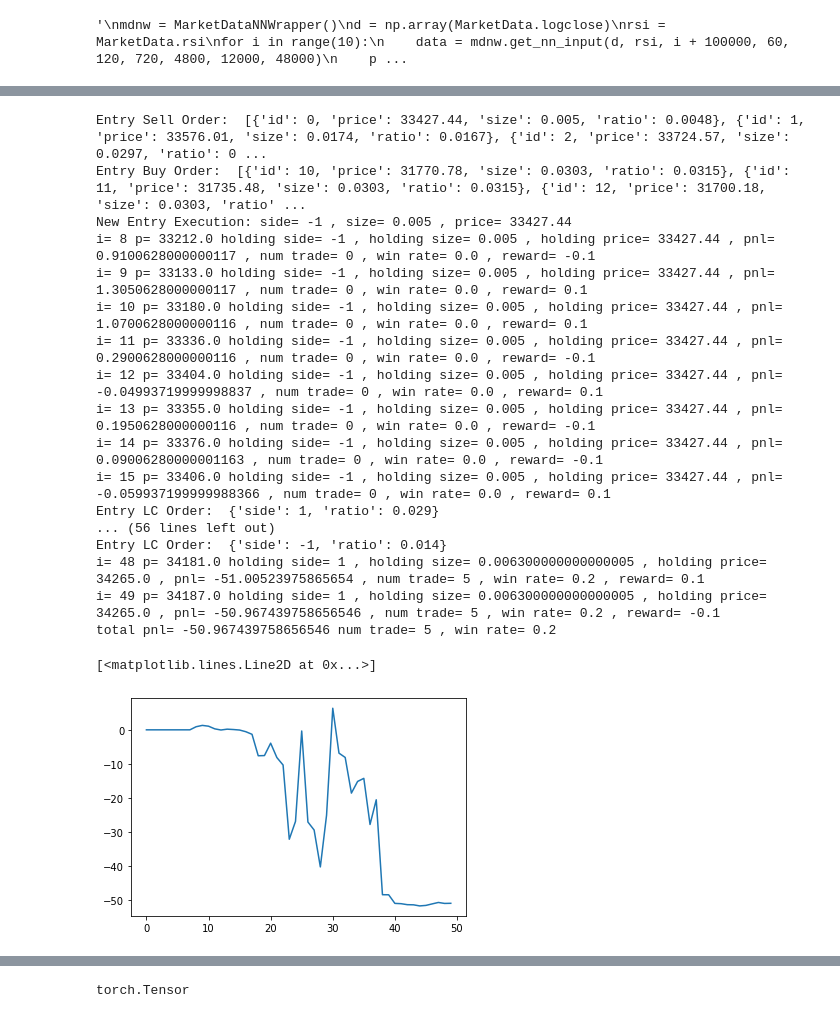
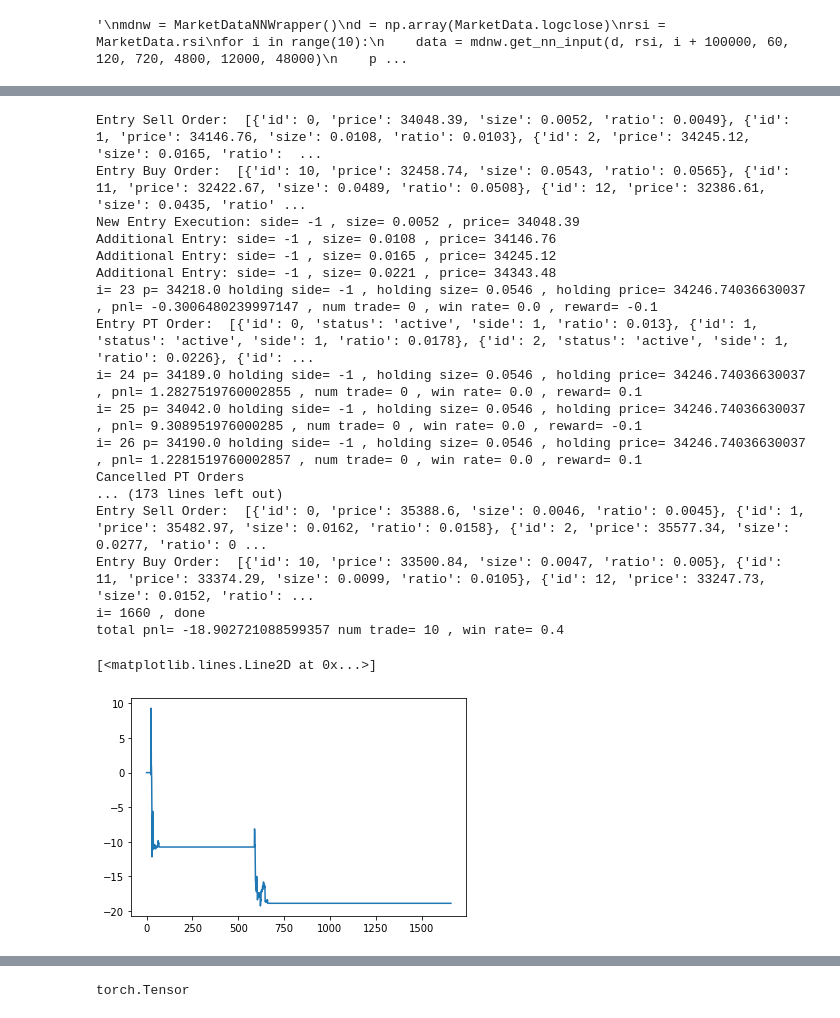
Before and after one commit to alunfes/1m-btc-data, a Jupyter notebook: Decision_Transformer.ipynb, the cells around one changed output, grey strips where cells are left out. Drawn from its saved outputs; the diff is of its cells as text; code cells hidden in the pictures.

```diff
--- a/Decision_Transformer.ipynb
+++ b/Decision_Transformer.ipynb
@@ -1173,54 +1226,55 @@ cdef class AccountEnv:
 '''
 market closeでそもそもかなり小さなsizeの時にその10%のorder出せるのがOKかは微妙。一定以下の保有になるexit orderの場合はfull exit扱いにしたほうがいい。
 
 ・ランダムアクションのトレードを行いエラーが発生しないこと
 ・pt, lcが正常に機能すること
 ・market close orderが正常に機能すること
 '''
-is_done_pnl_ratio = -0.1
+is_done_pnl_ratio = 0.01
+is_done_no_holding_period = 1000
 order_distribution_num = 10
 market_order_fee = 0.006
 limit_order_fee = 0.001
 state_length = 120
 start_ind = 1000000
 
 
-env = AccountEnv(is_done_pnl_ratio, order_distribution_num, market_order_fee, limit_order_fee, state_length)
+env = AccountEnv(1, is_done_pnl_ratio, is_done_no_holding_period, order_distribution_num, market_order_fee, limit_order_fee, state_length)
 env.reset()
-for i in range(50):
+for i in range(5000):
     action = list(env.action_space_sample())
     if action[0] == 5 or action[0] == 6:
         action[0] = 0
     ohlc = MarketData.get_ohlc(i + start_ind)
     #int action, int order_dist_type, double order_price_start_ratio, double order_price_width_ratio, double pt_price_start_ratio, double pt_price_width_ratio, int num_pt_div, double lc_ratio, double market_close_ratio, list ohlc_t1
     state, reward, is_done, _ = env.step(action[0], action[1], action[2], action[3], action[4], action[5], action[6], action[7], action[8], ohlc)
     if env.holding_side !=0:
         print('i=',i, 'p=',ohlc[-1], 'holding side=', env.holding_side, ', holding size=', env.holding_size, ', holding price=', env.holding_price, ', pnl=', env.total_pnl, ', num trade=', env.num_trade, ', win rate=', env.win_rate, ', reward=',reward)
     if is_done:
         print('i=',i, ', done')
         break
 print('total pnl=', env.total_pnl, 'num trade=', env.num_trade, ', win rate=', env.win_rate)
 plt.plot(env.log_total_pnl)
 # %% [output]
-Entry Sell Order:  [{'id': 0, 'price': 33427.44, 'size': 0.005, 'ratio': 0.0048}, {'id': 1, 'price': 33576.01, 'size': 0.0174, 'ratio': 0.0167}, {'id': 2, 'price': 33724.57, 'size': 0.0297, 'ratio': 0 ...
-Entry Buy Order:  [{'id': 10, 'price': 31770.78, 'size': 0.0303, 'ratio': 0.0315}, {'id': 11, 'price': 31735.48, 'size': 0.0303, 'ratio': 0.0315}, {'id': 12, 'price': 31700.18, 'size': 0.0303, 'ratio' ...
-New Entry Execution: side= -1 , size= 0.005 , price= 33427.44
-i= 8 p= 33212.0 holding side= -1 , holding size= 0.005 , holding price= 33427.44 , pnl= 0.9100628000000117 , num trade= 0 , win rate= 0.0 , reward= -0.1
-i= 9 p= 33133.0 holding side= -1 , holding size= 0.005 , holding price= 33427.44 , pnl= 1.3050628000000117 , num trade= 0 , win rate= 0.0 , reward= 0.1
-i= 10 p= 33180.0 holding side= -1 , holding size= 0.005 , holding price= 33427.44 , pnl= 1.0700628000000116 , num trade= 0 , win rate= 0.0 , reward= 0.1
-i= 11 p= 33336.0 holding side= -1 , holding size= 0.005 , holding price= 33427.44 , pnl= 0.2900628000000116 , num trade= 0 , win rate= 0.0 , reward= -0.1
-i= 12 p= 33404.0 holding side= -1 , holding size= 0.005 , holding price= 33427.44 , pnl= -0.04993719999998837 , num trade= 0 , win rate= 0.0 , reward= 0.1
-i= 13 p= 33355.0 holding side= -1 , holding size= 0.005 , holding price= 33427.44 , pnl= 0.1950628000000116 , num trade= 0 , win rate= 0.0 , reward= -0.1
-i= 14 p= 33376.0 holding side= -1 , holding size= 0.005 , holding price= 33427.44 , pnl= 0.09006280000001163 , num trade= 0 , win rate= 0.0 , reward= -0.1
-i= 15 p= 33406.0 holding side= -1 , holding size= 0.005 , holding price= 33427.44 , pnl= -0.059937199999988366 , num trade= 0 , win rate= 0.0 , reward= 0.1
-Entry LC Order:  {'side': 1, 'ratio': 0.029}
-... (56 lines left out)
-Entry LC Order:  {'side': -1, 'ratio': 0.014}
-i= 48 p= 34181.0 holding side= 1 , holding size= 0.006300000000000005 , holding price= 34265.0 , pnl= -51.00523975865654 , num trade= 5 , win rate= 0.2 , reward= 0.1
-i= 49 p= 34187.0 holding side= 1 , holding size= 0.006300000000000005 , holding price= 34265.0 , pnl= -50.967439758656546 , num trade= 5 , win rate= 0.2 , reward= -0.1
-total pnl= -50.967439758656546 num trade= 5 , win rate= 0.2
+Entry Sell Order:  [{'id': 0, 'price': 34048.39, 'size': 0.0052, 'ratio': 0.0049}, {'id': 1, 'price': 34146.76, 'size': 0.0108, 'ratio': 0.0103}, {'id': 2, 'price': 34245.12, 'size': 0.0165, 'ratio':  ...
+Entry Buy Order:  [{'id': 10, 'price': 32458.74, 'size': 0.0543, 'ratio': 0.0565}, {'id': 11, 'price': 32422.67, 'size': 0.0489, 'ratio': 0.0508}, {'id': 12, 'price': 32386.61, 'size': 0.0435, 'ratio' ...
+New Entry Execution: side= -1 , size= 0.0052 , price= 34048.39
+Additional Entry: side= -1 , size= 0.0108 , price= 34146.76
+Additional Entry: side= -1 , size= 0.0165 , price= 34245.12
+Additional Entry: side= -1 , size= 0.0221 , price= 34343.48
+i= 23 p= 34218.0 holding side= -1 , holding size= 0.0546 , holding price= 34246.74036630037 , pnl= -0.3006480239997147 , num trade= 0 , win rate= 0.0 , reward= -0.1
+Entry PT Order:  [{'id': 0, 'status': 'active', 'side': 1, 'ratio': 0.013}, {'id': 1, 'status': 'active', 'side': 1, 'ratio': 0.0178}, {'id': 2, 'status': 'active', 'side': 1, 'ratio': 0.0226}, {'id': ...
+i= 24 p= 34189.0 holding side= -1 , holding size= 0.0546 , holding price= 34246.74036630037 , pnl= 1.2827519760002855 , num trade= 0 , win rate= 0.0 , reward= 0.1
+i= 25 p= 34042.0 holding side= -1 , holding size= 0.0546 , holding price= 34246.74036630037 , pnl= 9.308951976000285 , num trade= 0 , win rate= 0.0 , reward= -0.1
+i= 26 p= 34190.0 holding side= -1 , holding size= 0.0546 , holding price= 34246.74036630037 , pnl= 1.2281519760002857 , num trade= 0 , win rate= 0.0 , reward= 0.1
+Cancelled PT Orders
+... (173 lines left out)
+Entry Sell Order:  [{'id': 0, 'price': 35388.6, 'size': 0.0046, 'ratio': 0.0045}, {'id': 1, 'price': 35482.97, 'size': 0.0162, 'ratio': 0.0158}, {'id': 2, 'price': 35577.34, 'size': 0.0277, 'ratio': 0 ...
+Entry Buy Order:  [{'id': 10, 'price': 33500.84, 'size': 0.0047, 'ratio': 0.005}, {'id': 11, 'price': 33374.29, 'size': 0.0099, 'ratio': 0.0105}, {'id': 12, 'price': 33247.73, 'size': 0.0152, 'ratio': ...
+i= 1660 , done
+total pnl= -18.902721088599357 num trade= 10 , win rate= 0.4
 [<matplotlib.lines.Line2D at 0x...>]
-[figure, old version]
+[figure, new version]
 # %%
 
 ################################################################################
```
Also changed, not shown: parts of 19 cells of this notebook.
